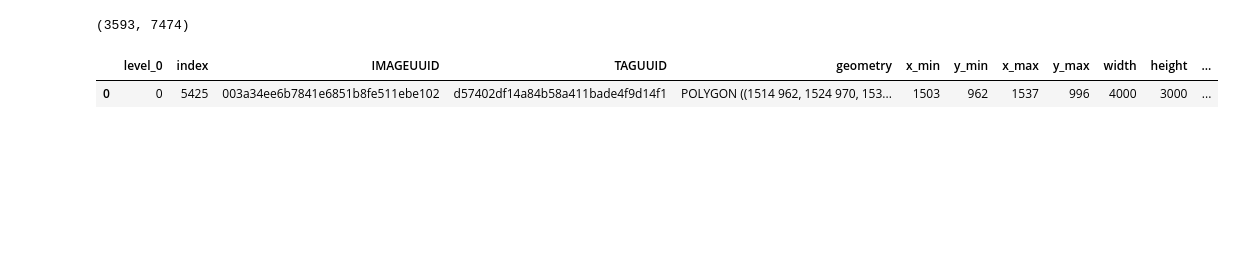
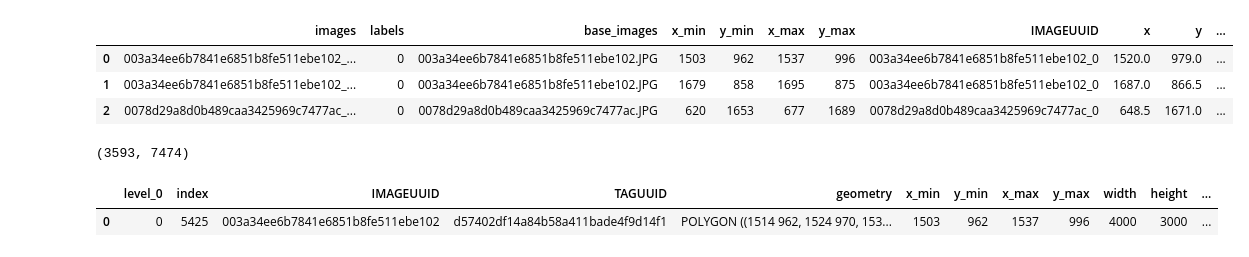
Before and after one commit to FadelMamar/datalabeling, a Jupyter notebook: notebooks/extra_datasets_creation.ipynb, the cells around one changed output. Cells and saved outputs as stored; diff of their text form; code cells hidden in the pictures; blank space fills up the shorter version.

Commit message:
updates on savmap processing

```diff
--- a/notebooks/extra_datasets_creation.ipynb
+++ b/notebooks/extra_datasets_creation.ipynb
@@ -20,7 +20,7 @@ from label_studio_tools.core.utils.io import get_local_path
 from urllib.parse import unquote
 # %%
 #  load data
-root = r"D:\PhD\Data per camp\Extra training data\savmap_dataset_v2\raw_data"
+root = r"D:\savmap_dataset_v2"
 polygons = gdp.read_file(os.path.join(root,'savmap_annotations_2014.geojson'))
 
 path_to_images = os.path.join(root,'images')
@@ -40,10 +40,10 @@ for i in tqdm(range(len(polygons))):
     width, height = Image.open(image_path).size
     # except:
     #     continue
-    polygons['x_min'].iat[i] = int(x_min)
-    polygons['x_max'].iat[i] = int(x_max)
-    polygons['y_min'].iat[i] = int(y_min)
-    polygons['y_max'].iat[i] = int(y_max)
+    polygons['x_min'].iat[i] = max(int(x_min),0)
+    polygons['x_max'].iat[i] = max(int(x_max),0)
+    polygons['y_min'].iat[i] = max(int(y_min),0)
+    polygons['y_max'].iat[i] = max(int(y_max),0)
     polygons['x'].iat[i] = round(0.5*(x_max+x_min))
     polygons['y'].iat[i] = round(0.5*(y_max+y_min))
     polygons['width'].iat[i] = width
@@ -81,3 +89,26 @@ df_filtered = nms_to_bbox(polygons,iou_threshold=0.5)
+# %%
+# load groundtruth for split images
+df_splits = pd.read_csv(r"D:\savmap_dataset_v2\images_splits\gt.csv")
+df_splits["IMAGEUUID"] = df_splits['images'].apply(lambda x: str(x).split(".")[0])
+df_splits['x'] = 0.5*(df_splits["x_min"]+df_splits["x_max"])
+df_splits['y'] = 0.5*(df_splits["y_min"]+df_splits["y_max"])
+df_splits["width"] = 0.
+df_splits["height"] = 0.
+df_splits['bbox_w'] = (df_splits['x_max'] - df_splits['x_min'])*1.0
+df_splits['bbox_h'] = (df_splits['y_max'] - df_splits['y_min'])*1.0
+for name,df in tqdm(df_splits.groupby("images")):
+    image_path = os.path.join(r"D:\savmap_dataset_v2\images_splits",name)
+    width, height = Image.open(image_path).size
+    mask = (df_splits["images"] == name)
+    df_splits.loc[mask,'width']  = width
+    df_splits.loc[mask,'height'] = height
+# %%
+df_splits.head(3)
+# %% [output]
+|  | images | labels | base_images | x_min | y_min | x_max | y_max | IMAGEUUID | x | y | ... |
+| 0 | 003a34ee6b7841e6851b8fe511ebe102_... | 0 | 003a34ee6b7841e6851b8fe511ebe102.JPG | 1503 | 962 | 1537 | 996 | 003a34ee6b7841e6851b8fe511ebe102_0 | 1520.0 | 979.0 | ... |
+| 1 | 003a34ee6b7841e6851b8fe511ebe102_... | 0 | 003a34ee6b7841e6851b8fe511ebe102.JPG | 1679 | 858 | 1695 | 875 | 003a34ee6b7841e6851b8fe511ebe102_0 | 1687.0 | 866.5 | ... |
+| 2 | 0078d29a8d0b489caa3425969c7477ac_... | 0 | 0078d29a8d0b489caa3425969c7477ac.JPG | 620 | 1653 | 677 | 1689 | 0078d29a8d0b489caa3425969c7477ac_0 | 648.5 | 1671.0 | ... |
 # %%
 # filtered df vs unfiltered df
 len(df_filtered), len(polygons)
```
Also changed, not shown: parts of 11 cells of this notebook.
